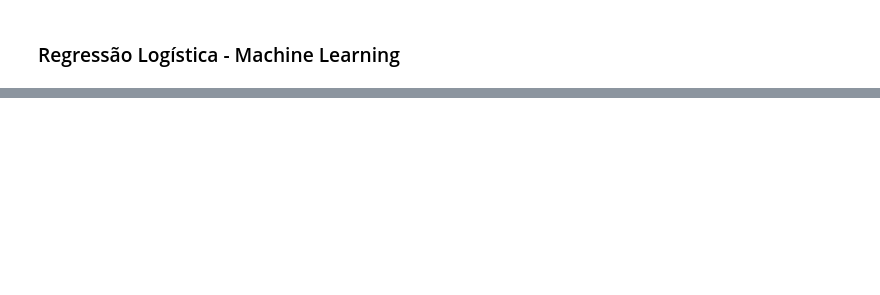
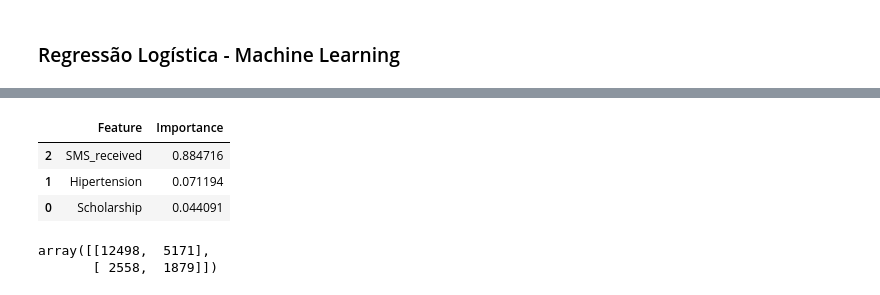
Before and after one commit to lucasmeirellesmachado/CDIA-Estatistica_II, a Jupyter notebook: Atividade_Classificação.ipynb, the cells around one changed output, grey strips where cells are left out. Saved outputs shown, nothing was run; the diff lists cells and outputs as text; code cells hidden in the pictures; blank space fills up the shorter version.

```diff
--- a/Atividade_Classificação.ipynb
+++ b/Atividade_Classificação.ipynb
@@ -476,0 +545,16 @@ y_pred_log = modelo_log.predict(X_test)
+# %%
+#feature importance
+feature_importances = modelo_ar.feature_importances_
+feature_names = X_train.columns
+
+feature = pd.DataFrame({
+    'Feature': feature_names,
+    'Importance': feature_importances
+})
+
+feature.sort_values(by='Importance', ascending=False)
+# %% [output]
+|  | Feature | Importance |
+| 2 | SMS_received | 0.884716 |
+| 1 | Hipertension | 0.071194 |
+| 0 | Scholarship | 0.044091 |
@@ -476,0 +567,5 @@ y_pred_log = modelo_log.predict(X_test)
+# %%
+matrix_ar
+# %% [output]
+array([[12498,  5171],
+       [ 2558,  1879]])
```
Also changed, not shown: parts of 18 cells of this notebook.
